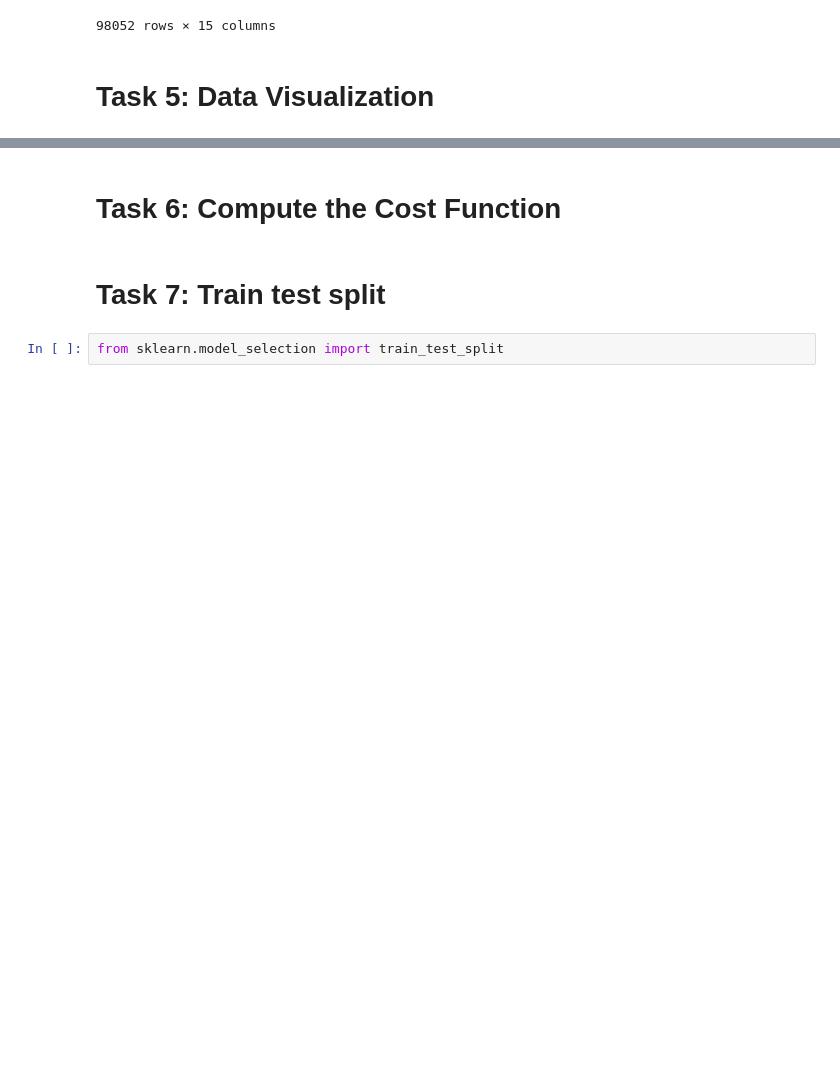
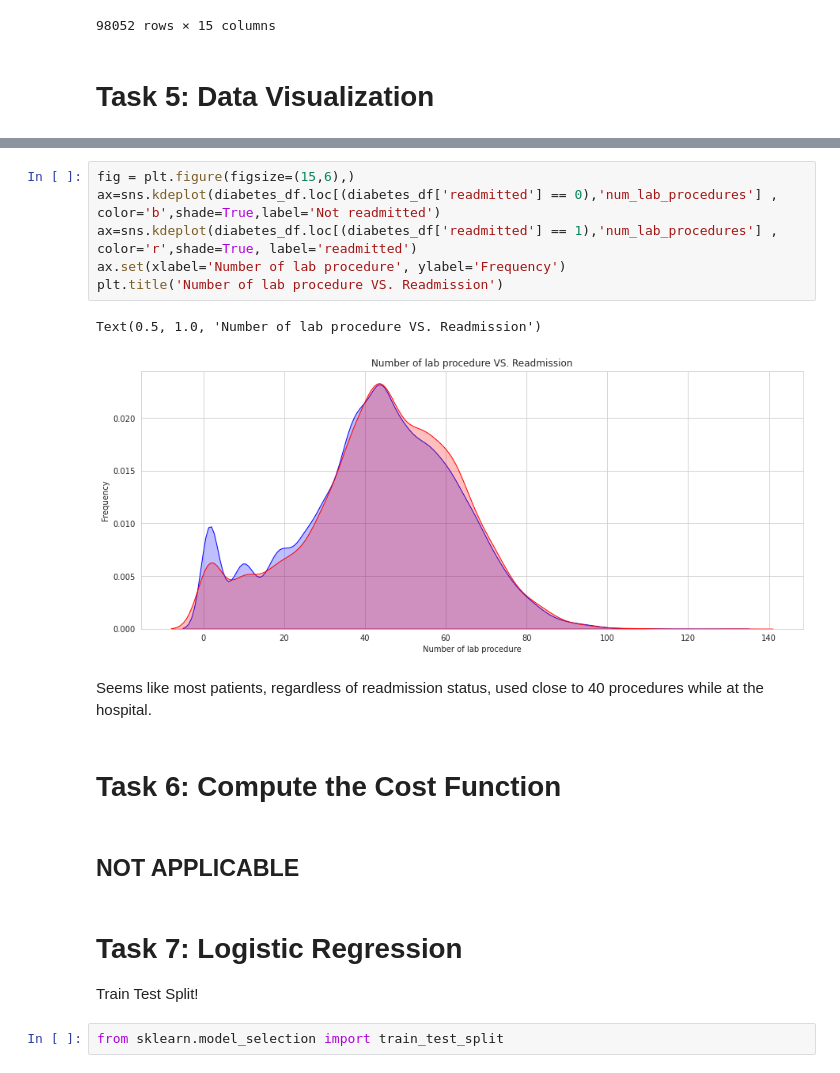
Before and after one commit to markquark125/Summer-MicroCredentials, a Jupyter notebook: Diabetic_Data_Analysis2.ipynb, the cells around one changed output, grey strips where cells are left out. Drawn from its saved outputs; the diff is of its cells as text; blank space fills up the shorter version.

```diff
--- a/Diabetic_Data_Analysis2.ipynb
+++ b/Diabetic_Data_Analysis2.ipynb
@@ -597,7 +595,22 @@ plt.show()
+# %%
+fig = plt.figure(figsize=(15,6),)
+ax=sns.kdeplot(diabetes_df.loc[(diabetes_df['readmitted'] == 0),'num_lab_procedures'] , color='b',shade=True,label='Not readmitted')
+ax=sns.kdeplot(diabetes_df.loc[(diabetes_df['readmitted'] == 1),'num_lab_procedures'] , color='r',shade=True, label='readmitted')
+ax.set(xlabel='Number of lab procedure', ylabel='Frequency')
+plt.title('Number of lab procedure VS. Readmission')
+# %% [output]
+Text(0.5, 1.0, 'Number of lab procedure VS. Readmission')
+[figure, added]
+# %% [markdown]
+Seems like most patients, regardless of readmission status, used close to 40 procedures while at the hospital.
 # %% [markdown]
 # Task 6: Compute the Cost Function
+# %% [markdown]
+## NOT APPLICABLE
 # %% [markdown]
-# Task 7: Train test split
+# Task 7: Logistic Regression
+
+Train Test Split!
 # %%
 from sklearn.model_selection import train_test_split
 # %%
```
Also changed, not shown: parts of 31 cells of this notebook.
